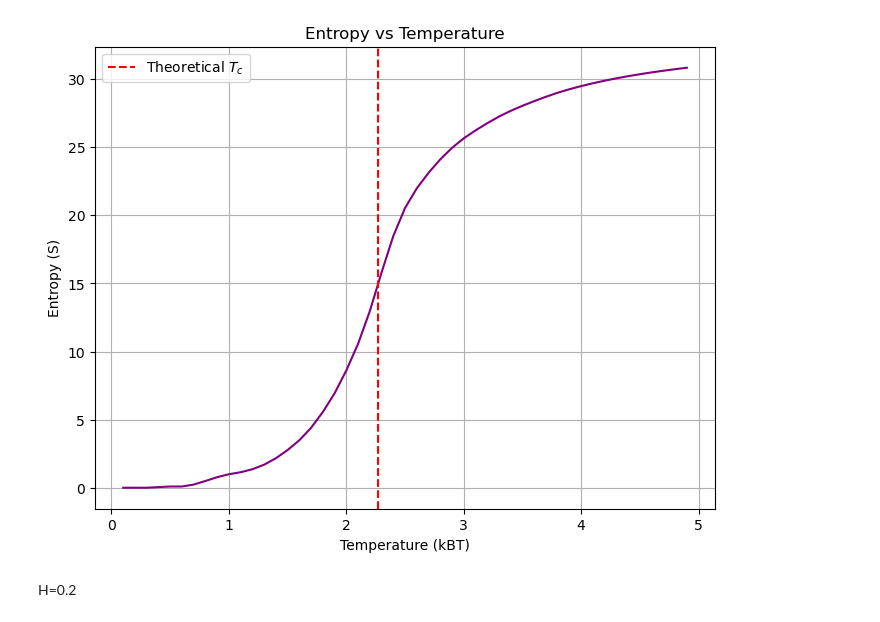
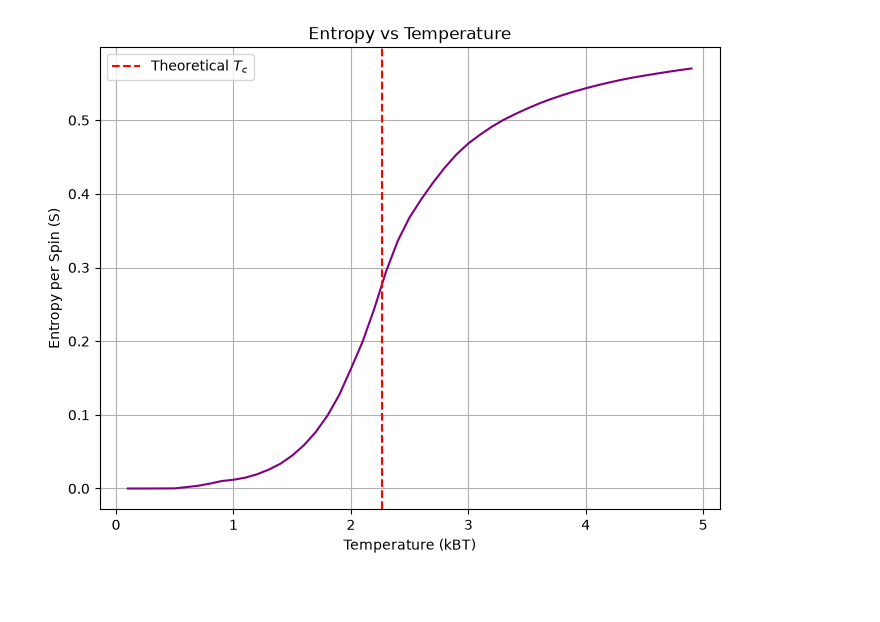
Before and after one commit to nevilcp/2d-ising-monte-carlo, a Jupyter notebook: main.ipynb, the cells around one changed output. Drawn from its saved outputs; the diff is of its cells as text; code cells hidden in the pictures; blank space fills up the shorter version.

```diff
--- a/main.ipynb
+++ b/main.ipynb
@@ -0,0 +11,8 @@
+# %%
+import matplotlib.pyplot as plt
+import numpy as np
+from numba import njit
+
+N = 50  # Lattice side length
+J = 1  # Exchange coupling
+T_C = 2.269  # Theoretical critical temperature (zero field, infinite lattice)
@@ -157,0 +188,4 @@ plt.show()
+# %%
+H = 0
+results_h0 = run_temperature_sweep(H)
+plot_results(results_h0, H)
@@ -202,22 +262,17 @@ plt.show()
 # %%
-# Convert lists to numpy arrays
-T_vals = np.array(kbtarr)
-Cv_vals = np.array(Cv)
+integrand = results_h0["cv"] / TEMPS
+entropy = np.array(
+    [np.trapezoid(integrand[: i + 1], TEMPS[: i + 1]) for i in range(len(TEMPS))]
+)
 
-# Integrate Cv/T to get S(T)
-integrand = Cv_vals / T_vals
-entropy = np.array([np.trapz(integrand[:i+1], T_vals[:i+1]) for i in range(len(T_vals))])
-
-plt.figure(figsize=(8,6))
-plt.plot(T_vals, entropy, color='purple')
+plt.figure(figsize=(8, 6))
+plt.plot(TEMPS, entropy, color="purple")
+plt.axvline(x=T_C, color="red", linestyle="--", label="Theoretical $T_c$")
 plt.title("Entropy vs Temperature")
 plt.xlabel("Temperature (kBT)")
-plt.ylabel("Entropy (S)")
+plt.ylabel("Entropy per Spin (S)")
+plt.legend()
 plt.grid(True)
-plt.axvline(x=2.269, color='red', linestyle='--', label='Theoretical $T_c$')
-plt.legend()
 plt.show()
 # %% [output]
-[figure, old version]
+[figure, new version]
-# %% [markdown]
-H=0.2
```
Also changed, not shown: parts of 14 cells of this notebook.
